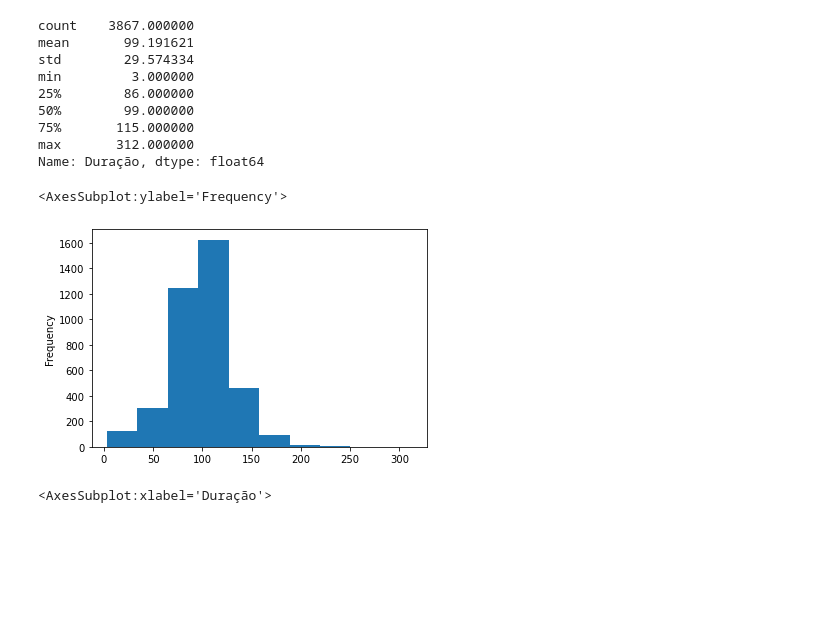
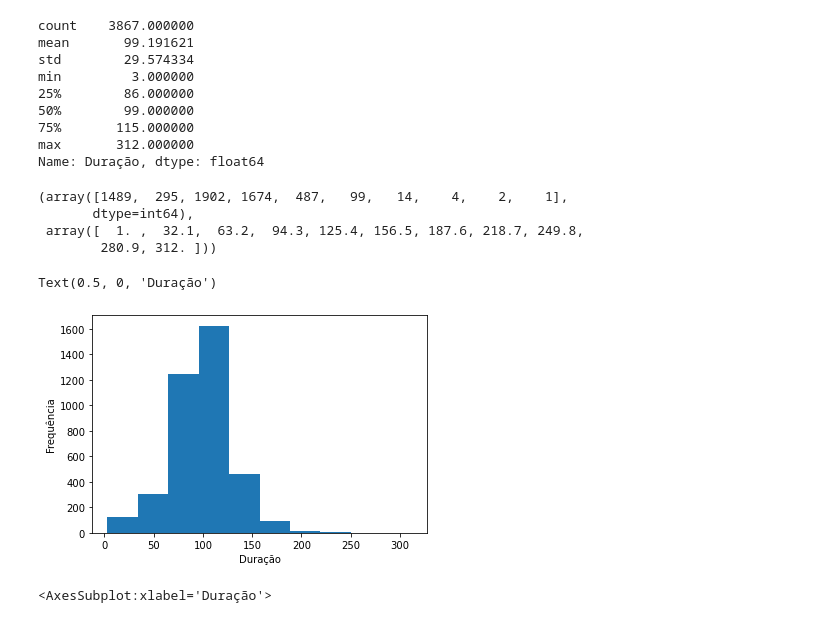
Before and after one commit to ClertonAlmeida/Analise-Netflix-2021-Python, a Jupyter notebook: AnaliseNetflix.ipynb, the cells around one changed output. Cells and saved outputs as stored; diff of their text form; code cells hidden in the pictures; blank space fills up the shorter version.

```diff
--- a/AnaliseNetflix.ipynb
+++ b/AnaliseNetflix.ipynb
@@ -315,11 +317,24 @@ min         3.000000
 75%       115.000000
 max       312.000000
 Name: Duração, dtype: float64
+# %%
+# Criação do histograma, considerando somente o segundo atributo da base de dados e com duas divisões (bins)
+# A variável 'h' armazena as faixas de valores de Height
+h = np.histogram(dataset["Duração"])
+h
+# %% [output]
+(array([1489,  295, 1902, 1674,  487,   99,   14,    4,    2,    1],
+       dtype=int64),
+ array([  1. ,  32.1,  63.2,  94.3, 125.4, 156.5, 187.6, 218.7, 249.8,
+        280.9, 312. ]))
 # %%
-# Histograma com a duração das musicas (Duração)
+# Histograma com a duração das Filmes (Duração)
 filmes['Duração'].plot(kind='hist')
+plt.title('')
+plt.ylabel('Frequência')
+plt.xlabel('Duração')
 # %% [output]
-<AxesSubplot:ylabel='Frequency'>
+Text(0.5, 0, 'Duração')
-[figure, old version]
+[figure, new version]
 # %%
 # Verificando como está distribuida as Durações com BOXPLOT
```
Also changed, not shown: parts of 12 cells of this notebook.
